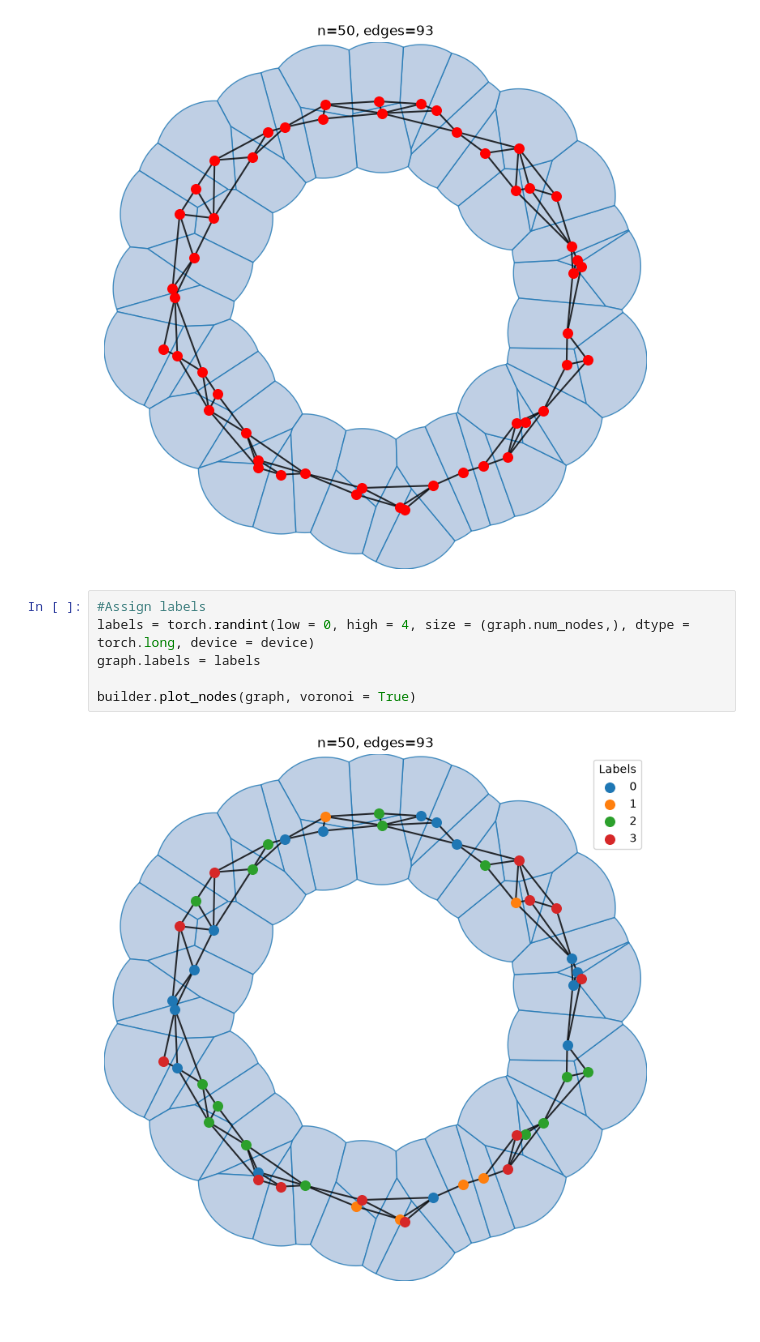
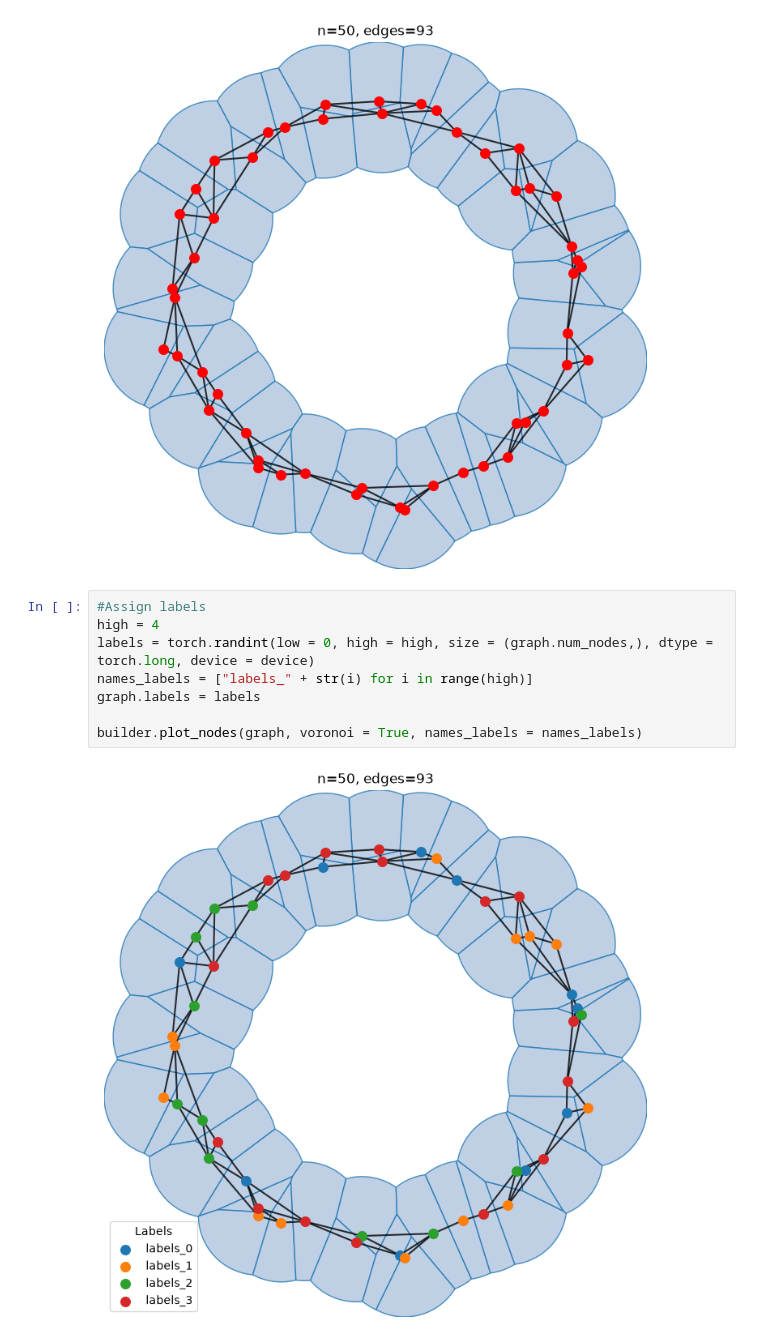
Before and after one commit to lucafrattegiani/graphs, a Jupyter notebook: notebooks/graph_building.ipynb, the cells around one changed output. Saved outputs shown, nothing was run; the diff lists cells and outputs as text.

Commit message:
plotting adjustments

```diff
--- a/notebooks/graph_building.ipynb
+++ b/notebooks/graph_building.ipynb
@@ -55,9 +55,11 @@ builder.plot_nodes(graph, voronoi = True)
 [figure]
 # %%
 #Assign labels
-labels = torch.randint(low = 0, high = 4, size = (graph.num_nodes,), dtype = torch.long, device = device)
+high = 4
+labels = torch.randint(low = 0, high = high, size = (graph.num_nodes,), dtype = torch.long, device = device)
+names_labels = ["labels_" + str(i) for i in range(high)]
 graph.labels = labels
 
-builder.plot_nodes(graph, voronoi = True)
+builder.plot_nodes(graph, voronoi = True, names_labels = names_labels)
 # %% [output]
-[figure, old version]
+[figure, new version]
```
Also changed, not shown: 1 other file.
